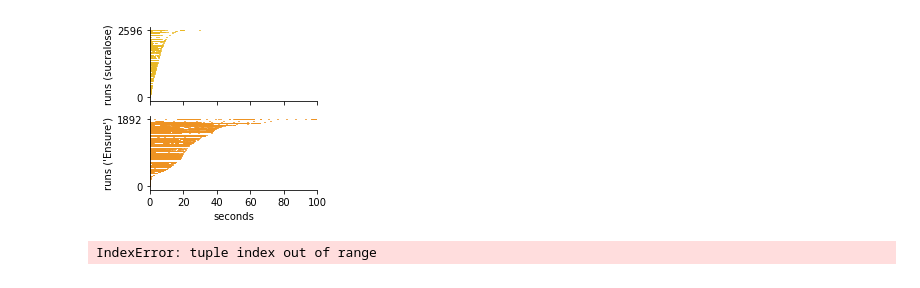
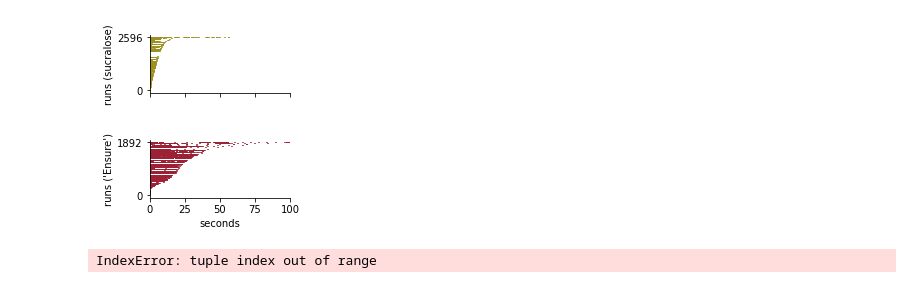
Before and after one commit to linneavolcko/hislight, a Jupyter notebook: notebooks/calories_or_none.ipynb, the cells around one changed output. Saved outputs shown, nothing was run; the diff lists cells and outputs as text; code cells hidden in the pictures.

Commit message:
changed colors

```diff
--- a/notebooks/calories_or_none.ipynb
+++ b/notebooks/calories_or_none.ipynb
@@ -212,35 +198,37 @@ adlib_dark_sorted_runs = sort_runs(adlib_dark_runs)
 data_sucralose, ymin_sucralose, ymax_sucralose =make_data_for_lick_raster(sucralose_sorted_runs)
 data_adlib_dark, ymin_adlib_dark, ymax_adlib_dark =make_data_for_lick_raster(adlib_dark_sorted_runs)
 # %%
-colors_sucralose = "#E9B824"
-colors_adlib_dark = "#EE9322"
+colors_sucralose = "#9c9021"
+colors_adlib_dark =  "#9C2135"
 # %%
-f,ax = plt.subplots(figsize=(3, 3),nrows=2, sharex = True)
+f,ax = plt.subplots(figsize=(3, 3),nrows=2, sharex = True, gridspec_kw={"hspace":0.8, "left":0.25})
 #plt.subplots_adjust(hspace=0.8)
 
 
 ax[0].vlines(data_sucralose, ymin_sucralose, ymax_sucralose, color= colors_sucralose)
 ax[1].vlines(data_adlib_dark, ymin_adlib_dark, ymax_adlib_dark, color= colors_adlib_dark)
 
 
 #ax[0].set_title("adlib light")
 #ax[1].set_title("adlib dark")
 
 ax[0].set_ylabel("runs (sucralose)")
 ax[1].set_ylabel("runs ('Ensure')")
 
 ax[0].set_yticks([0, len(sucralose_sorted_runs)])
 ax[1].set_yticks([0,len(adlib_dark_sorted_runs)])
 
 ax[0].set_xlim(0,100)
 
 ax[1].set_xlabel("seconds")
 
 for ax in [ax[0],ax[1]]:
     ax.spines['top'].set_visible(False)
     ax.spines['right'].set_visible(False)
+
+f.savefig("C:\\Users\\kvo019\\OneDrive - UiT Office 365\\Pipette 2\\People\\Linnea\\Manuscripts\\hislight paper\\figures\\calories_vs_none_raster.pdf")
 # %% [output]
-[figure, old version]
+[figure, new version]
 # %%
 f, ax =plt.subplots(figsize=[3,3])
 
```
Also changed, not shown: parts of 2 cells of this notebook, 6 other files.
